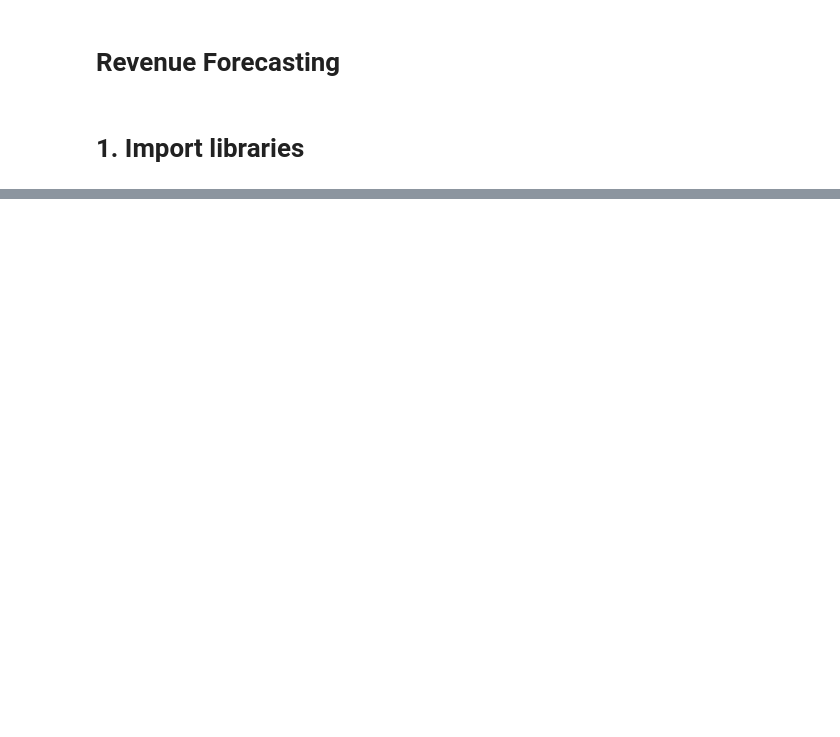
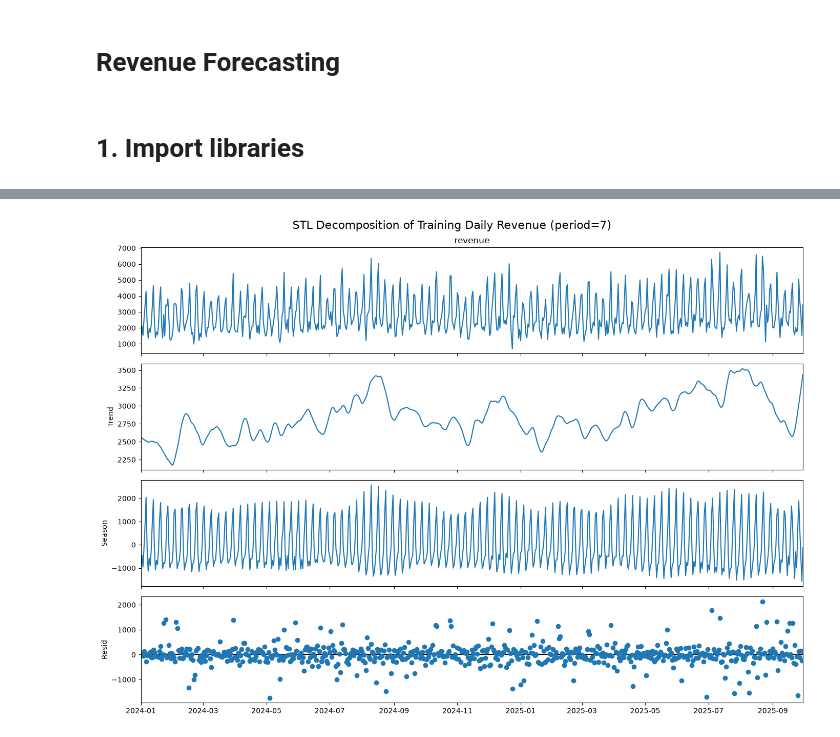
Before and after one commit to satish-shrestha-4u/restrodine-restaurant-intelligence, a Jupyter notebook: notebooks/03_revenue_forecasting.ipynb, the cells around one changed output, grey strips where cells are left out. Saved outputs shown, nothing was run; the diff lists cells and outputs as text; code cells hidden in the pictures; blank space fills up the shorter version.

```diff
--- a/notebooks/03_revenue_forecasting.ipynb
+++ b/notebooks/03_revenue_forecasting.ipynb
@@ -24,0 +63,16 @@ df.sample(5)
+# %%
+# Fit decomposition only on the training period to avoid using test-period patterns for model decisions.
+stl = STL(
+    train_revenue,
+    period=7,
+    robust=True)
+
+result = stl.fit()
+
+fig = result.plot()
+fig.set_size_inches(14, 10)
+plt.suptitle("STL Decomposition of Training Daily Revenue (period=7)", fontsize=16)
+plt.tight_layout()
+plt.show()
+# %% [output]
+[figure, added]
```
Also changed, not shown: parts of 84 cells of this notebook, 2 other files.
